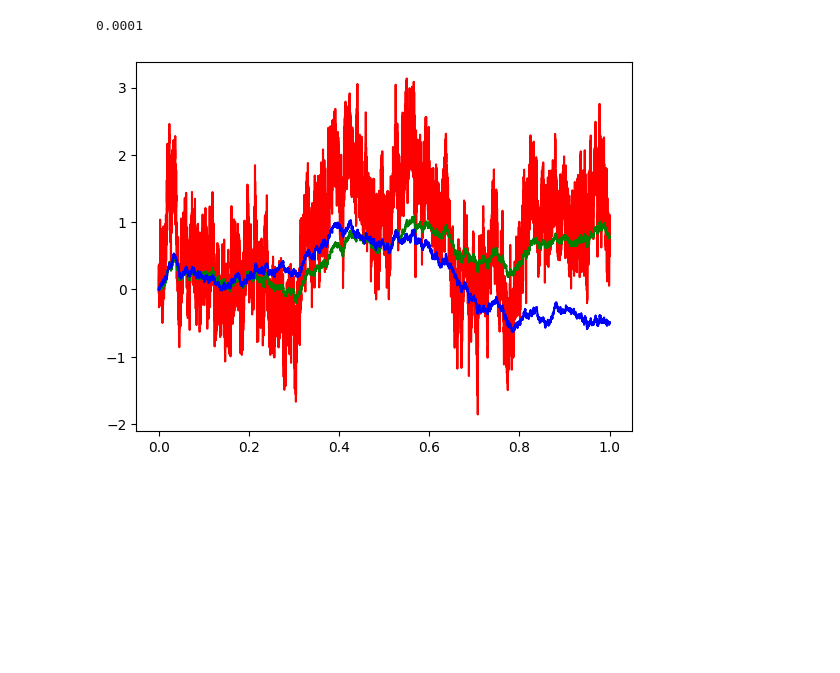
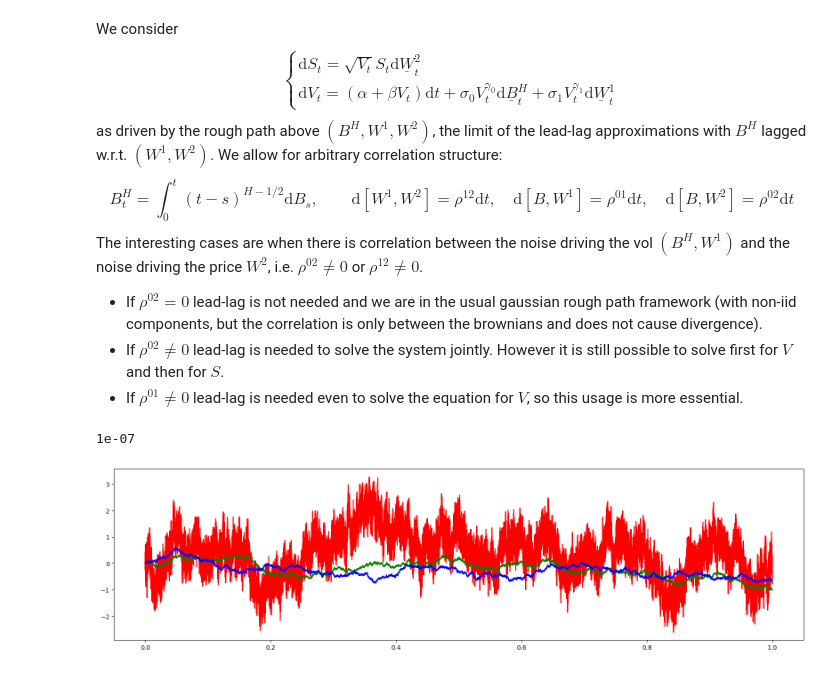
Before and after one commit to emilioferrucci/rough-vol-rough-paths, a Jupyter notebook: dynamics_rough_vol.ipynb, the cells around one changed output. Drawn from its saved outputs; the diff is of its cells as text; code cells hidden in the pictures; blank space fills up the shorter version.

```diff
--- a/dynamics_rough_vol.ipynb
+++ b/dynamics_rough_vol.ipynb
@@ -5,22 +5,32 @@ import jax
 import jax.numpy as jnp
 import matplotlib.pyplot as plt
 from controls import *
+# %% [markdown]
+We consider
+$$ \begin{cases} \mathrm{d}S_t = \sqrt{V_t} S_t \mathrm{d}\underline W^2_t \\ \mathrm{d}V_t = (\alpha + \beta V_t)\mathrm{d}t + \sigma_0 V_t^{\gamma_0} \mathrm{d} \underline B^H_t + \sigma_1 V_t^{\gamma_1} \mathrm{d}\underline W^1_t \end{cases} $$
+as driven by the rough path above $(B^H, W^1, W^2)$, the limit of the lead-lag approximations with $B^H$ lagged w.r.t. $(W^1,W^2)$. We allow for arbitrary correlation structure:
+$$B^H_t = \int_0^t (t-s)^{H- 1/2} \mathrm{d}B_s, \qquad \mathrm{d}[W^1, W^2] = \rho^{12}\mathrm{d}t, \quad \mathrm{d}[B,W^1] = \rho^{01}\mathrm{d}t, \quad \mathrm{d}[B, W^2] = \rho^{02}\mathrm{d}t $$
+The interesting cases are when there is correlation between the noise driving the vol $(B^H, W^1)$ and the noise driving the price $W^2$, i.e. $\rho^{02} \neq 0$ or $\rho^{12} \neq 0$.
+- If $\rho^{02} = 0$ lead-lag is not needed and we are in the usual gaussian rough path framework (with non-iid components, but the correlation is only between the brownians and does not cause divergence).
+- If $\rho^{02} \neq 0$ lead-lag is needed to solve the system jointly. However it is still possible to solve first for $V$ and then for $S$.
+- If $\rho^{01} \neq 0$ lead-lag is needed even to solve the equation for $V$, so this usage is more essential.
 # %%
 H = 0.1
 M = 2
-grid_points = 10000
+grid_points = 10000000
 kappa = 1
 T = 1.
 print(T/grid_points)
 # %% [output]
-0.0001
+1e-07
 # %%
-ts = jnp.linspace(0, T, grid_points)
+fine_times = jnp.linspace(0, T, grid_points)
 # %%
-fbm, bm1, bm2 = degenerate_fbm_1_bm_bm(0.8, grid_points, T, 0.2, kappa)
+fbm, bm1, bm2 = correlated_fbm_bm_bm(0.8, 0, 0, grid_points, T, 0.2, kappa)
 # %%
-pl_fbm = plt.plot(ts, fbm, color = "red")
-pl_bm1 = plt.plot(ts, bm1, color = "green")
-pl_bm2 = plt.plot(ts, bm2, color = "blue")
+plt.figure(figsize=(20, 5))
+pl_fbm = plt.plot(fine_times, fbm, color = "red")
+pl_bm1 = plt.plot(fine_times, bm1, color = "green")
+pl_bm2 = plt.plot(fine_times, bm2, color = "blue")
 # %% [output]
-[figure, old version]
+[figure, new version]
```
Also changed, not shown: parts of 10 cells of this notebook, 2 other files.
